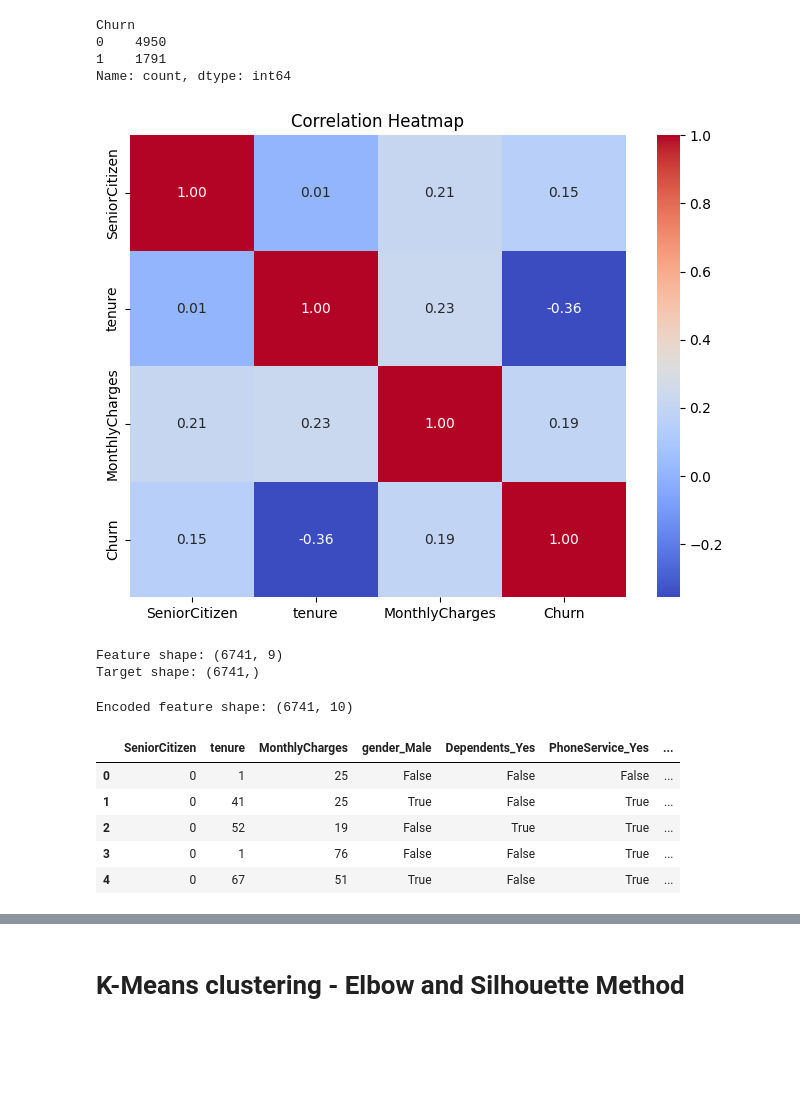
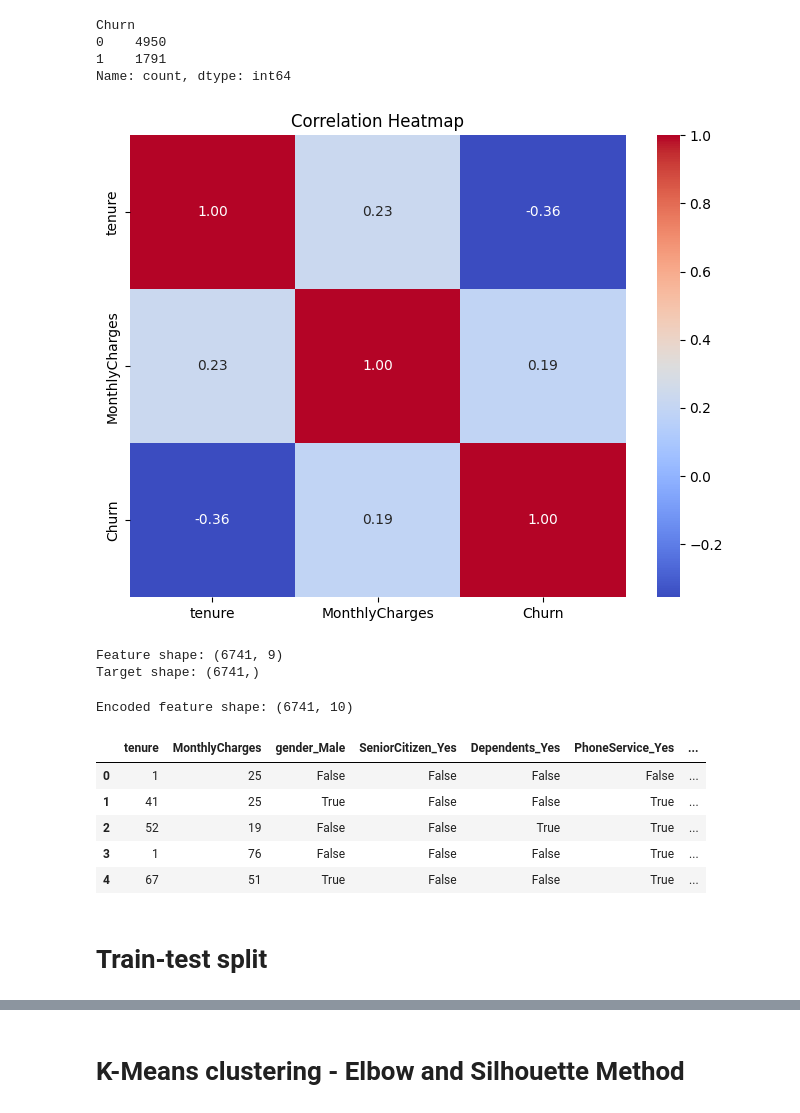
Before and after one commit to anilkhadka999/churn-analysis, a Jupyter notebook: Churn.ipynb, the cells around one changed output, grey strips where cells are left out. Drawn from its saved outputs; the diff is of its cells as text; code cells hidden in the pictures; blank space fills up the shorter version.

```diff
--- a/Churn.ipynb
+++ b/Churn.ipynb
@@ -164,3 +167,7 @@ summary
 | Churn | object | 0 | 0.0 | 2 |
 # %% [markdown]
 # Data exploration
+# %%
+df_clean['SeniorCitizen'] = df_clean['SeniorCitizen'].map({1: 'Yes', 0: 'No'}).astype(object)
+print(df_clean['SeniorCitizen'].value_counts())
+print(f"New dtype for SeniorCitizen: {df_clean['SeniorCitizen'].dtype}")
@@ -300,7 +333,7 @@ if numeric_cols:
     plt.title("Correlation Heatmap")
     plt.show()
 # %% [output]
-[figure, old version]
+[figure, new version]
 # %%
 # Separate features and target
 
@@ -315,16 +348,17 @@ Target shape: (6741,)
 # %%
 # Encode categorical feature columns
 
-categorical_cols = X.select_dtypes(include="object").columns
 X_encoded = pd.get_dummies(X, columns=categorical_cols, drop_first=True)
 
 print("Encoded feature shape:", X_encoded.shape)
 X_encoded.head()
 # %% [output]
 Encoded feature shape: (6741, 10)
-|  | SeniorCitizen | tenure | MonthlyCharges | gender_Male | Dependents_Yes | PhoneService_Yes | ... |
-| 0 | 0 | 1 | 25 | False | False | False | ... |
-| 1 | 0 | 41 | 25 | True | False | True | ... |
-| 2 | 0 | 52 | 19 | False | True | True | ... |
-| 3 | 0 | 1 | 76 | False | False | True | ... |
-| 4 | 0 | 67 | 51 | True | False | True | ... |
+|  | tenure | MonthlyCharges | gender_Male | SeniorCitizen_Yes | Dependents_Yes | PhoneService_Yes | ... |
+| 0 | 1 | 25 | False | False | False | False | ... |
+| 1 | 41 | 25 | True | False | False | True | ... |
+| 2 | 52 | 19 | False | False | True | True | ... |
+| 3 | 1 | 76 | False | False | False | True | ... |
+| 4 | 67 | 51 | True | False | False | True | ... |
+# %% [markdown]
+# Train-test split
```
Also changed, not shown: parts of 17 cells of this notebook.
